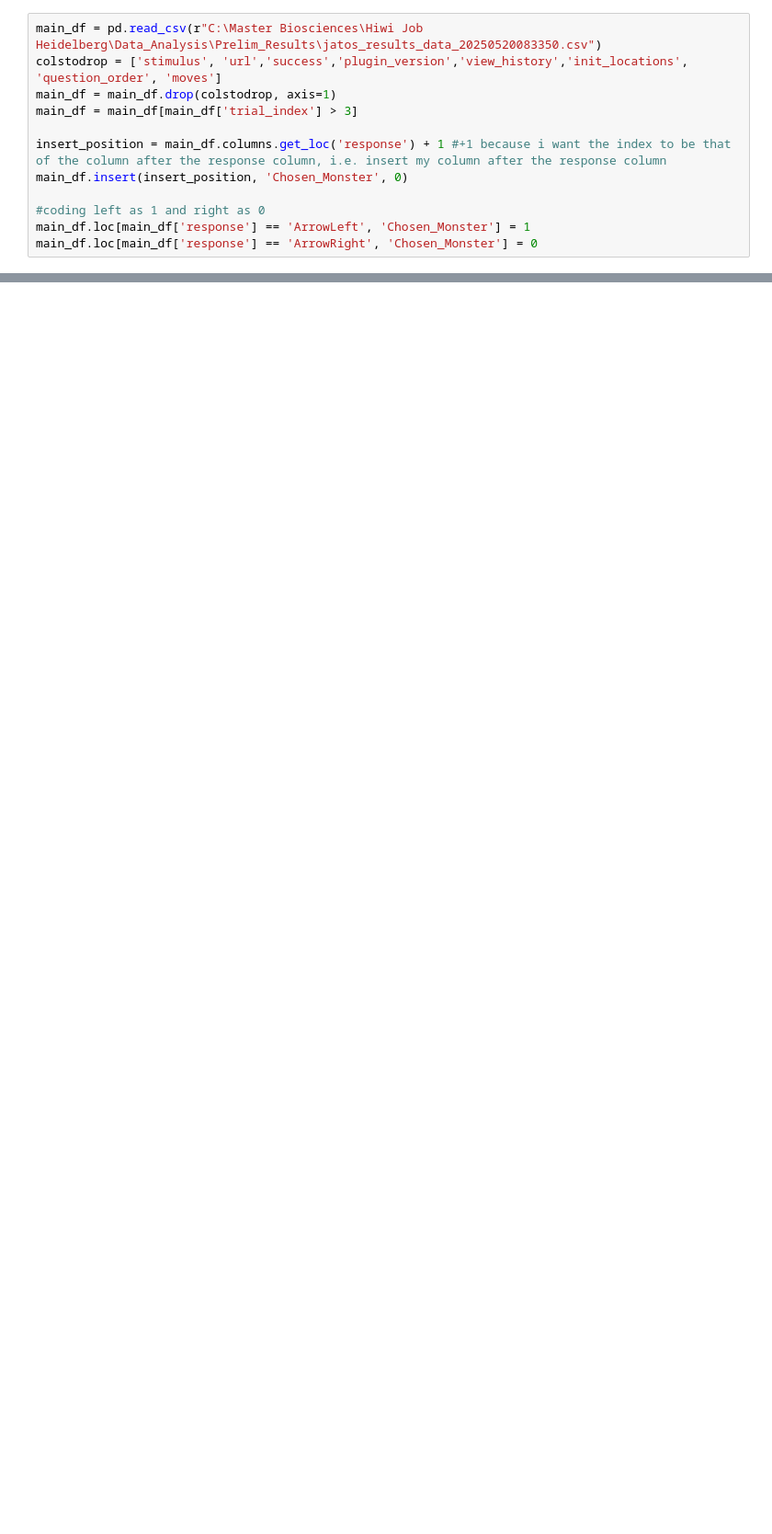
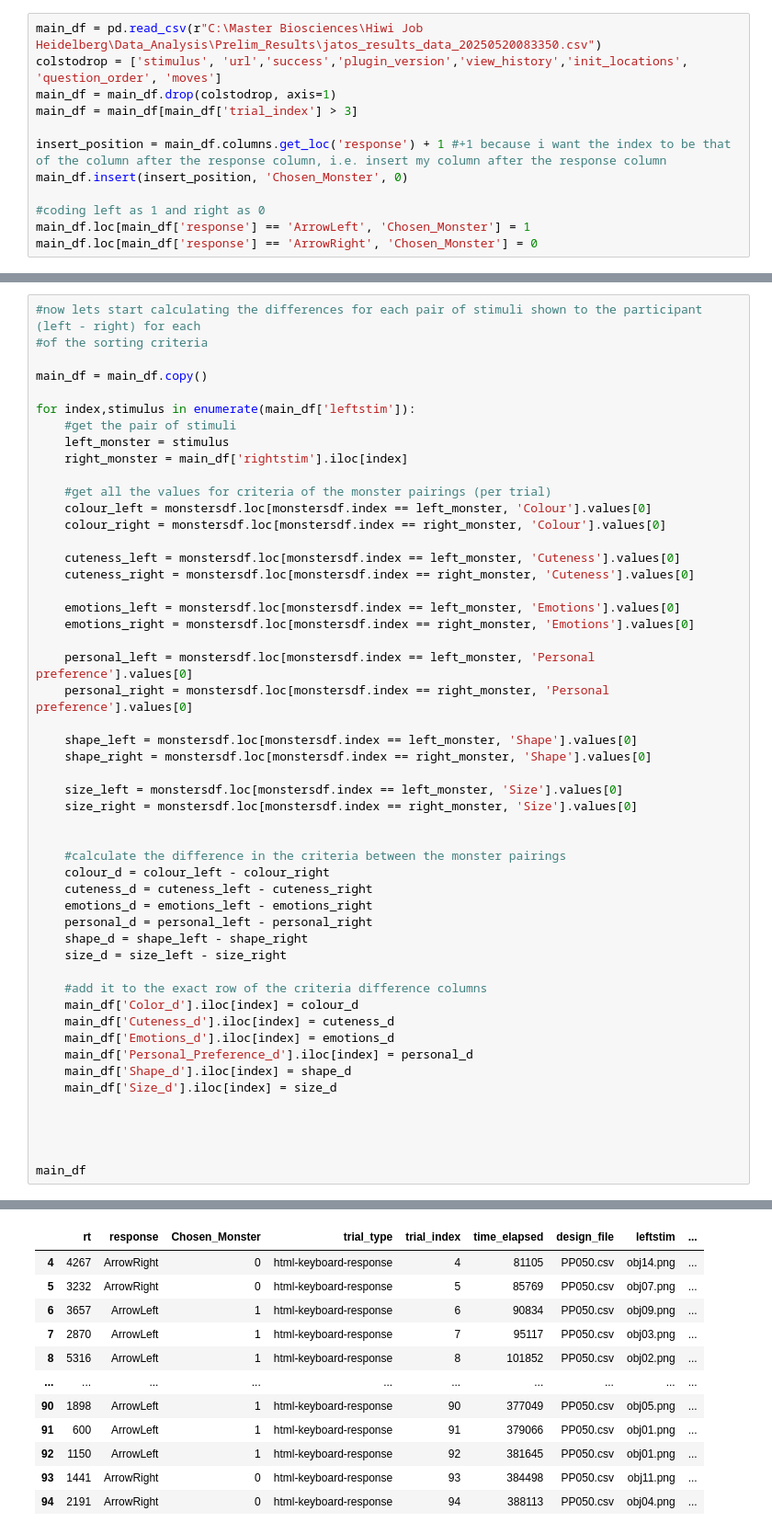
Before and after one commit to Christumas/Cognitive_Maps_Monsters_DataAnalysisCode, a Jupyter notebook: Data_Processing&Raw_Data_Visualization.ipynb, the cells around one changed output, grey strips where cells are left out. Shown at 92% size. Saved outputs shown, nothing was run; the diff lists cells and outputs as text; blank space fills up the shorter version.

```diff
--- a/analysis.ipynb
+++ b/Data_Processing&Raw_Data_Visualization.ipynb
@@ -293,0 +342,52 @@ monstersdf = pd.DataFrame(new_data)
+# %%
+#now lets start calculating the differences for each pair of stimuli shown to the participant (left - right) for each
+#of the sorting criteria
+
+main_df = main_df.copy()
+
+for index,stimulus in enumerate(main_df['leftstim']):
+    #get the pair of stimuli
+    left_monster = stimulus
+    right_monster = main_df['rightstim'].iloc[index]
+
+    #get all the values for criteria of the monster pairings (per trial)
+    colour_left = monstersdf.loc[monstersdf.index == left_monster, 'Colour'].values[0]
+    colour_right = monstersdf.loc[monstersdf.index == right_monster, 'Colour'].values[0]
+
+    cuteness_left = monstersdf.loc[monstersdf.index == left_monster, 'Cuteness'].values[0]
+    cuteness_right = monstersdf.loc[monstersdf.index == right_monster, 'Cuteness'].values[0]
+
+    emotions_left = monstersdf.loc[monstersdf.index == left_monster, 'Emotions'].values[0]
+    emotions_right = monstersdf.loc[monstersdf.index == right_monster, 'Emotions'].values[0]
+
+    personal_left = monstersdf.loc[monstersdf.index == left_monster, 'Personal preference'].values[0]
+    personal_right = monstersdf.loc[monstersdf.index == right_monster, 'Personal preference'].values[0]
+
+    shape_left = monstersdf.loc[monstersdf.index == left_monster, 'Shape'].values[0]
+    shape_right = monstersdf.loc[monstersdf.index == right_monster, 'Shape'].values[0]
+
+    size_left = monstersdf.loc[monstersdf.index == left_monster, 'Size'].values[0]
+    size_right = monstersdf.loc[monstersdf.index == right_monster, 'Size'].values[0]
+
+
+    #calculate the difference in the criteria between the monster pairings
+    colour_d = colour_left - colour_right
+    cuteness_d = cuteness_left - cuteness_right
+    emotions_d = emotions_left - emotions_right
+    personal_d = personal_left - personal_right
+    shape_d = shape_left - shape_right
+    size_d = size_left - size_right
+
+    #add it to the exact row of the criteria difference columns
+    main_df['Color_d'].iloc[index] = colour_d
+    main_df['Cuteness_d'].iloc[index] = cuteness_d
+    main_df['Emotions_d'].iloc[index] = emotions_d
+    main_df['Personal_Preference_d'].iloc[index] = personal_d
+    main_df['Shape_d'].iloc[index] = shape_d
+    main_df['Size_d'].iloc[index] = size_d
+
+
+
+
+main_df
+# %% [output]
@@ -293,0 +411,12 @@ monstersdf = pd.DataFrame(new_data)
+|  | rt | response | Chosen_Monster | trial_type | trial_index | time_elapsed | design_file | leftstim | ... |
+| 4 | 4267 | ArrowRight | 0 | html-keyboard-response | 4 | 81105 | PP050.csv | obj14.png | ... |
+| 5 | 3232 | ArrowRight | 0 | html-keyboard-response | 5 | 85769 | PP050.csv | obj07.png | ... |
+| 6 | 3657 | ArrowLeft | 1 | html-keyboard-response | 6 | 90834 | PP050.csv | obj09.png | ... |
+| 7 | 2870 | ArrowLeft | 1 | html-keyboard-response | 7 | 95117 | PP050.csv | obj03.png | ... |
+| 8 | 5316 | ArrowLeft | 1 | html-keyboard-response | 8 | 101852 | PP050.csv | obj02.png | ... |
+| ... | ... | ... | ... | ... | ... | ... | ... | ... | ... |
+| 90 | 1898 | ArrowLeft | 1 | html-keyboard-response | 90 | 377049 | PP050.csv | obj05.png | ... |
+| 91 | 600 | ArrowLeft | 1 | html-keyboard-response | 91 | 379066 | PP050.csv | obj01.png | ... |
+| 92 | 1150 | ArrowLeft | 1 | html-keyboard-response | 92 | 381645 | PP050.csv | obj01.png | ... |
+| 93 | 1441 | ArrowRight | 0 | html-keyboard-response | 93 | 384498 | PP050.csv | obj11.png | ... |
+| 94 | 2191 | ArrowRight | 0 | html-keyboard-response | 94 | 388113 | PP050.csv | obj04.png | ... |
```
Also changed, not shown: parts of 5 cells of this notebook, 3 other files.
